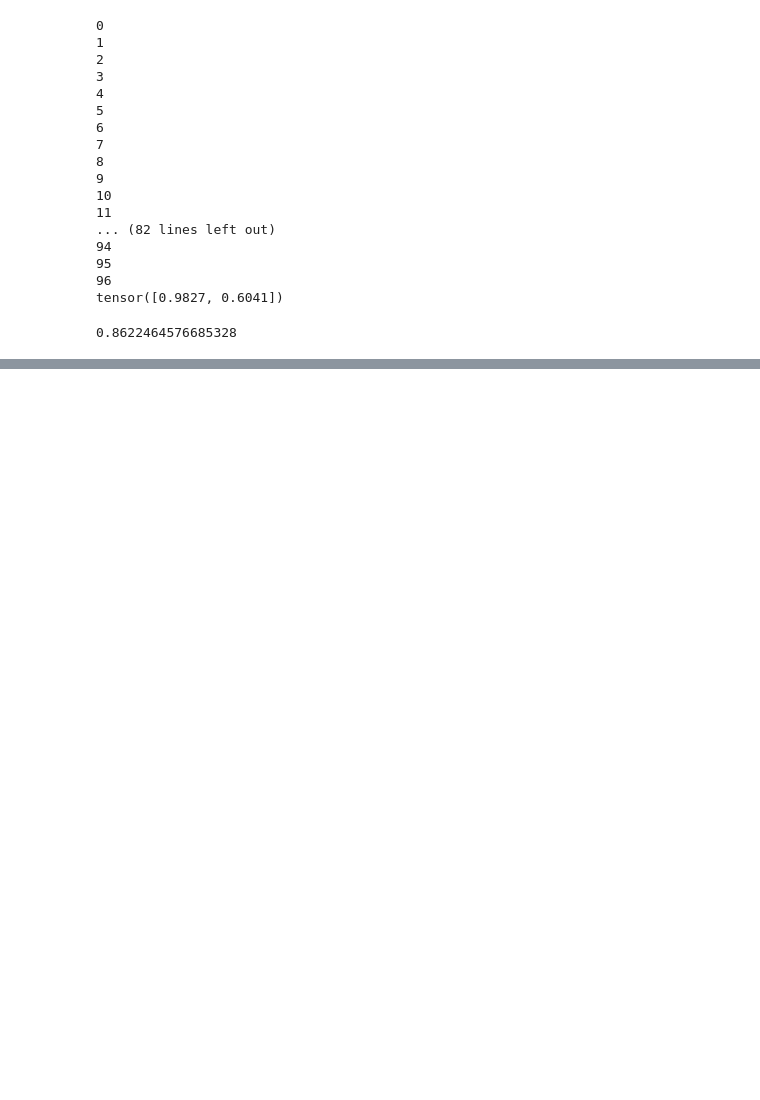
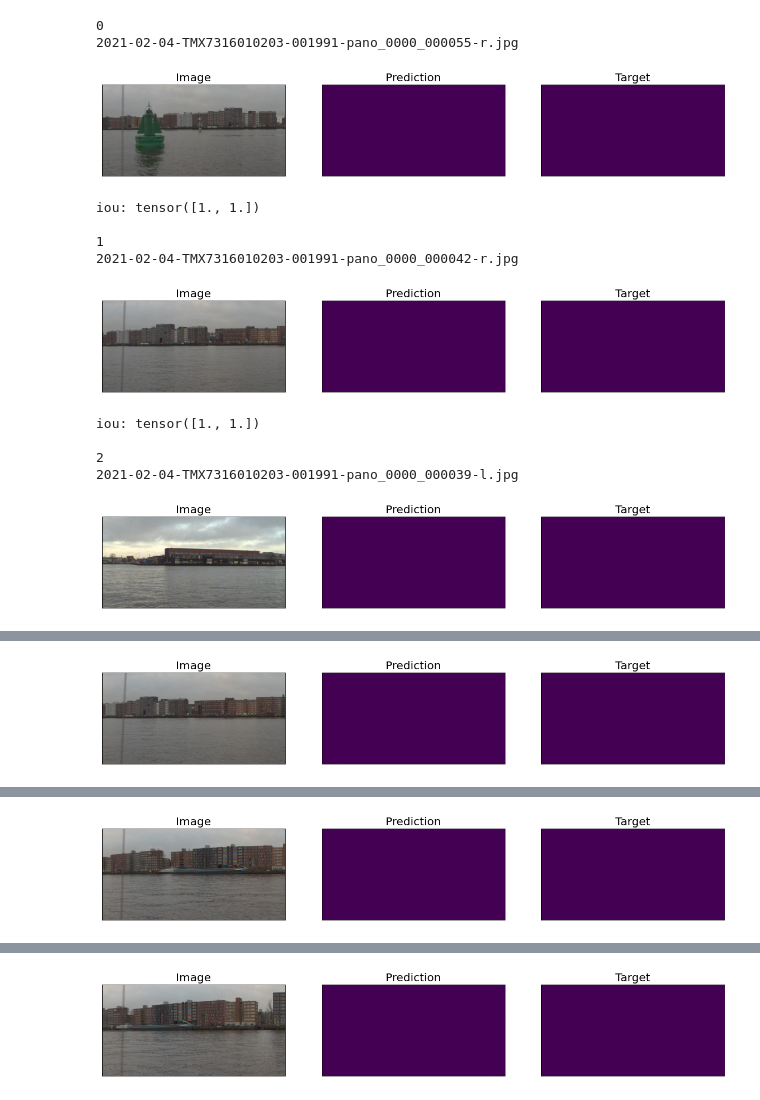
Before and after one commit to Amsterdam-Internships/Fence-Detection, a Jupyter notebook: notebooks/test-unet-predictions.ipynb, the cells around one changed output, grey strips where cells are left out. Cells and saved outputs as stored; diff of their text form; code cells hidden in the pictures; blank space fills up the shorter version.

```diff
--- a/notebooks/test-unet-predictions.ipynb
+++ b/notebooks/test-unet-predictions.ipynb
@@ -17,15 +17,12 @@ from utils.general import visualize
 from utils.augmentation import *
 from utils.metrics import BlobOverlap
 # %%
-preprocessing_fn = smp.encoders.get_preprocessing_fn('resnet18', 'imagenet')
-model = torch.load(os.path.join('..', 'models', 'weights', 'unetpp.pth'))
-
-# images = os.path.join('..', 'data', 'images')
-# annotations = os.path.join('..', 'data', 'spectrum-batch-1', 'annotations.json')
+preprocessing_fn = smp.encoders.get_preprocessing_fn('efficientnet-b3', 'imagenet')
+model = torch.load(os.path.join('..', 'experiments', 'effnetb3-unetpp-1000s-aug', 'best_model.pth'))
 
 images = os.path.join('..', 'data', 'images')
-annotations = os.path.join('..', 'data', 'fences-quays', 'annotations', 'test-annotations-6px.json')
+annotations = os.path.join('..', 'data', 'fences-quays', 'annotations', 'train-annotations-6px.json')
 
-data = AmsterdamDataset(images, annotations, preprocessing=get_preprocessing(preprocessing_fn))
+data = AmsterdamDataset(images, annotations, preprocessing=get_preprocessing(None), train=False)
 # %% [output]
 loading annotations into memory...
@@ -37,57 +32,51 @@ index created!
 # %%
 %matplotlib inline
 
 miou = 0
-IoU = JaccardIndex(num_classes=2, reduction='none')
-BO = BlobOverlap()
-
-
-imdir = os.path.join('..', 'data', 'fences-quays', 'images')
-
-
-preds = []
+IoU = JaccardIndex(num_classes=2, reduction='none', absent_score=1)
+# BO = BlobOverlap()
 
 for i, (image, mask) in enumerate(data):
     print(i)
-    img = plt.imread(os.path.join(imdir, data.images[i]['file_name']))
+    img = plt.imread(os.path.join(images, data.images[i]['file_name']))
+
+    print(data.images[i]['file_name'])
 
     mask = np.squeeze(mask)
     x = torch.as_tensor(image).unsqueeze(0).cuda()
 
-    pred = model(x).detach().squeeze().cpu()#.numpy()
+    with torch.no_grad():
+        pred = model(x)
 
-    BO.update(pred.numpy(), mask.squeeze())
+    visualize(image=img,
+              prediction=pred.squeeze().cpu(),
+              target=mask)
 
-#     visualize(image=img,
-#               ground_truth=mask,
-#               prediction=pred)
+    iou = IoU(pred.cpu(), torch.as_tensor(mask).unsqueeze(0).int())
 
-#     print(IoU(torch.as_tensor(pred).unsqueeze(0), torch.as_tensor(mask).unsqueeze(0).int()))
-    miou += IoU(torch.as_tensor(pred).unsqueeze(0), torch.as_tensor(mask).unsqueeze(0).int())
+#     print('blob-iou:', BO.update(pred, torch.as_tensor(mask).unsqueeze(0)))
+    print('iou:', iou)
 
+    miou += iou
 
-    preds.append(pred)
-#     if i > 5:
-#         break
+    print()
+
+    if i > 5:
+        break
 
 print(miou / (i + 1))
 BO.compute()
 # %% [output]
 0
-1
-2
-3
-4
-5
-6
-7
-8
-9
-10
-11
-... (82 lines left out)
-94
-95
-96
-tensor([0.9827, 0.6041])
+2021-02-04-TMX7316010203-001991-pano_0000_000055-r.jpg
+[figure, added]
-0.8622464576685328
+iou: tensor([1., 1.])
+
+1
+2021-02-04-TMX7316010203-001991-pano_0000_000042-r.jpg
+[figure, added]
+iou: tensor([1., 1.])
+
+2
+2021-02-04-TMX7316010203-001991-pano_0000_000039-l.jpg
+[figure, added]
@@ -93,0 +87 @@ tensor([0.9827, 0.6041])
+[figure, added]
@@ -93,0 +92 @@ tensor([0.9827, 0.6041])
+[figure, added]
@@ -93,0 +97 @@ tensor([0.9827, 0.6041])
+[figure, added]
```
Also changed, not shown: parts of 13 cells of this notebook, 24 other files.
